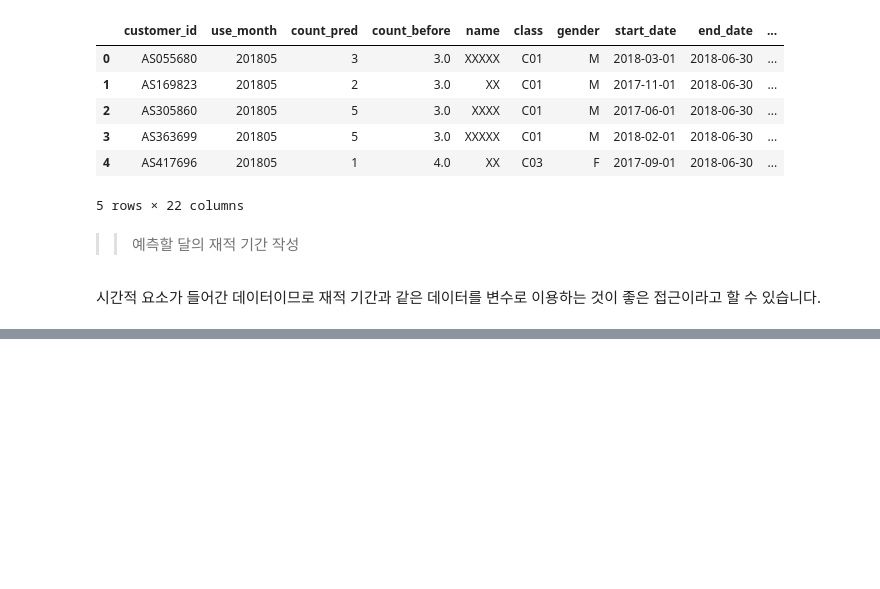
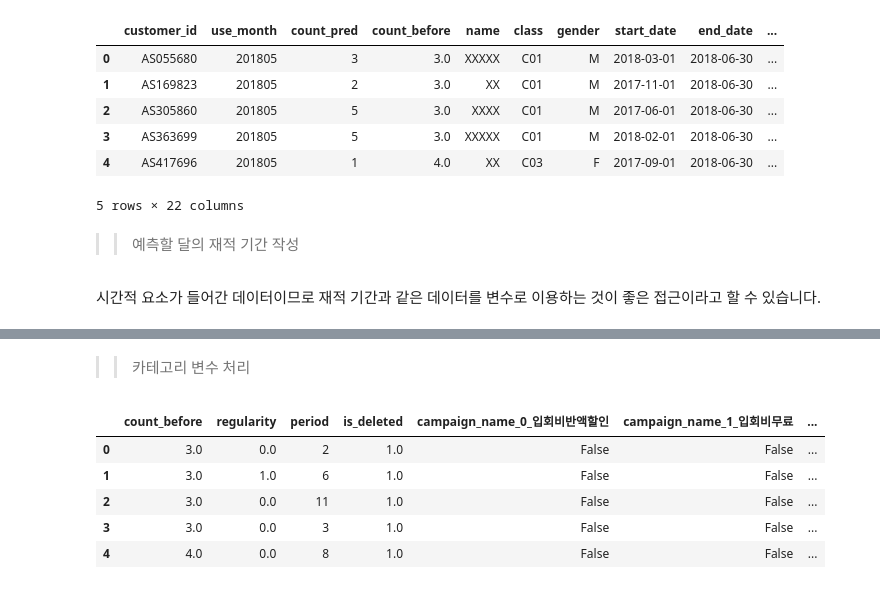
Before and after one commit to gmlwlswls/study_DataTechniques, a Jupyter notebook: 02. MachineLearning/gym_data_classification.ipynb, the cells around one changed output, grey strips where cells are left out. Saved outputs shown, nothing was run; the diff lists cells and outputs as text; code cells hidden in the pictures; blank space fills up the shorter version.

```diff
--- a/02. MachineLearning/gym_data_classification.ipynb
+++ b/02. MachineLearning/gym_data_classification.ipynb
@@ -227,0 +371,13 @@ predict_data.head()
+# %% [markdown]
+>> 카테고리 변수 처리
+# %%
+# classify_df = pd.get_dummies(classify_df, columns= ['campaign_name', 'class_name', 'gender'])
+classify_df = pd.get_dummies(classify_df)
+classify_df.head()
+# %% [output]
+|  | count_before | regularity | period | is_deleted | campaign_name_0_입회비반액할인 | campaign_name_1_입회비무료 | ... |
+| 0 | 3.0 | 0.0 | 2 | 1.0 | False | False | ... |
+| 1 | 3.0 | 1.0 | 6 | 1.0 | False | False | ... |
+| 2 | 3.0 | 0.0 | 11 | 1.0 | False | False | ... |
+| 3 | 3.0 | 0.0 | 3 | 1.0 | False | False | ... |
+| 4 | 4.0 | 0.0 | 8 | 1.0 | False | False | ... |
```
Also changed, not shown: parts of 29 cells of this notebook.
